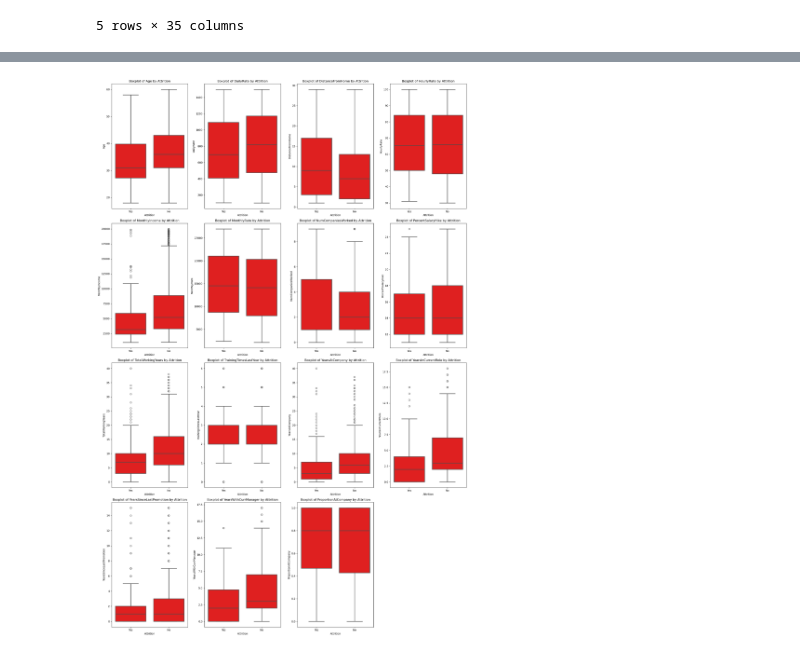
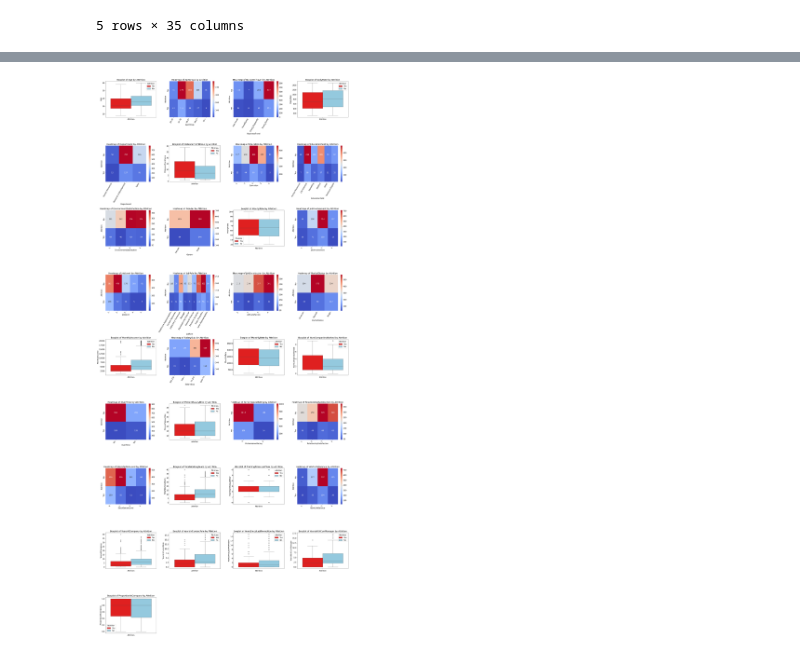
Before and after one commit to SethMoffat/Project_1, a Jupyter notebook: explore.ipynb, the cells around one changed output, grey strips where cells are left out. Saved outputs shown, nothing was run; the diff lists cells and outputs as text; code cells hidden in the pictures.

Commit message:
boxplots for numerical, heatmap for categorical, next want to see if I can figure proportional

```diff
--- a/explore.ipynb
+++ b/explore.ipynb
@@ -131,17 +131,7 @@ Index(['Age', 'AgeGroup', 'Attrition', 'BusinessTravel', 'DailyRate',
        'YearsWithCurrManager', 'ProportionAtCompany'],
       dtype='object')
 # %%
-'''
-cat_cols = ['AgeGroup', 'Attrition', 'BusinessTravel', 'Department',
-            'Education', 'EducationField', 'EnvironmentSatisfaction',
-            'Gender', 'JobInvolvement', 'JobLevel', 'JobRole',
-            'JobSatisfaction', 'MaritalStatus', 'SalarySlab',
-            'OverTime', 'PerformanceRating', 'RelationshipSatisfaction',
-            'StockOptionLevel', 'TrainingTimesLastYear', 'WorkLifeBalance']
-num_cols = [col for col in df.columns if col not in cat_cols]
-'''
-
-cat_cols = ['AgeGroup', 'Attrition', 'BusinessTravel', 'Department',
+cat_cols = ['AgeGroup', 'BusinessTravel', 'Department',
             'Education', 'EducationField', 'EnvironmentSatisfaction',
             'Gender', 'JobInvolvement', 'JobLevel', 'JobRole',
             'JobSatisfaction', 'MaritalStatus', 'SalarySlab',
@@ -222,35 +212,68 @@ ProportionAtCompany: 0.6873102768889018
 # %%
 plt.close()
 # Number of numeric columns
+plt.rcParams['font.size'] = 15
+
 cols_per_row = 4
 offset = 1
-if len(num_cols) % cols_per_row == 0:
+if len(df.columns) % cols_per_row == 0:
     offset = 0
 
 fig, axes = plt.subplots(
-    nrows=len(num_cols)//cols_per_row + offset,
+    nrows=len(num_cols+cat_cols)//cols_per_row + offset,
     ncols=cols_per_row,
-    figsize=(20, len(num_cols)*2)
+    figsize=(30, len(num_cols+cat_cols)*2)
 )
 
 # Flatten axes array for easy iteration
 axes = axes.flatten()
 
+plot = 0
+for col in df.columns:
+    # Plot each numeric column as a boxplot grouped by 'Attrition'
+    if col in num_cols:
+        sns.boxplot(
+            hue='Attrition',
+            y=col,
+            data=df,
+            ax=axes[plot],
+            # color='red',
+            palette=['red', 'skyblue'],
+            linewidth=1,
+        )
+        axes[plot].set_title(f'Boxplot of {col} by Attrition')
+        axes[plot].set_xlabel('Attrition')
+        axes[plot].set_ylabel(col)
+        plot += 1
 
-# Plot each column in a separate subplot
-for i, col in enumerate(num_cols):
-    sns.boxplot(x='Attrition', y=col, data=df, ax=axes[i], color='red', linewidth=2)
-    axes[i].set_title(f'Boxplot of {col} by Attrition')
-    axes[i].set_xlabel('Attrition')
-    axes[i].set_ylabel(col)
+    # Plot each categorical column as a heatmap
+    elif col in cat_cols:
+        # Create a pivot table for the heatmap
+        heatmap_data = df.groupby(['Attrition', col]).size().unstack(fill_value=0)
 
+        # Create a heatmap
+        sns.heatmap(
+            heatmap_data,
+            annot=True,
+            fmt='d',
+            cmap='coolwarm',
+            ax=axes[plot],
+            cbar=True,
+        )
+
+        # Set titles and labels
+        axes[plot].set_title(f'Heatmap of {col} by Attrition')
+        axes[plot].set_ylabel('Attrition')
+        axes[plot].set_xlabel(col)
+        axes[plot].set_xticklabels(axes[plot].get_xticklabels(), rotation=60, ha='right')
+        plot += 1
 
 # Remove any unused subplots
-for j in range(i + 1, len(axes)):
-    fig.delaxes(axes[j])
+for i in range(plot, len(axes)):
+    fig.delaxes(axes[i])
 
 # Adjust layout to avoid overlap
 plt.tight_layout()
 plt.show()
 # %% [output]
-[figure, old version]
+[figure, new version]
```
Also changed, not shown: parts of 2 cells of this notebook.
